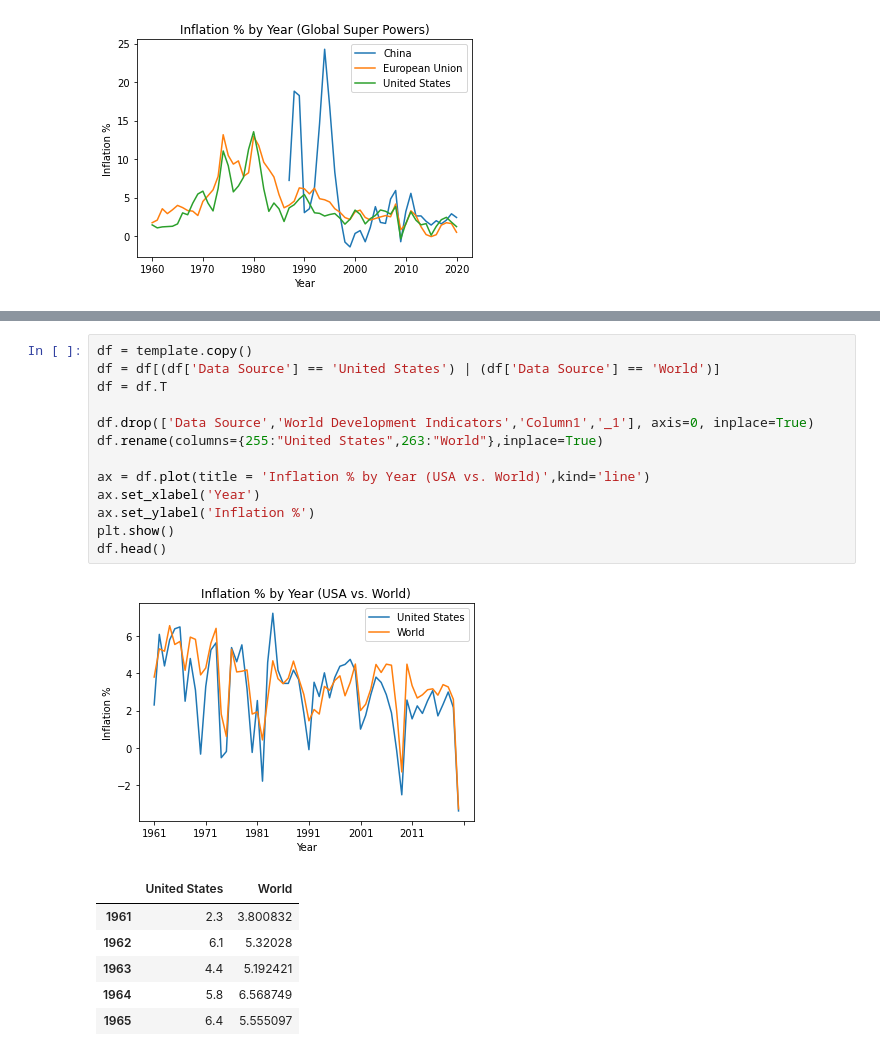
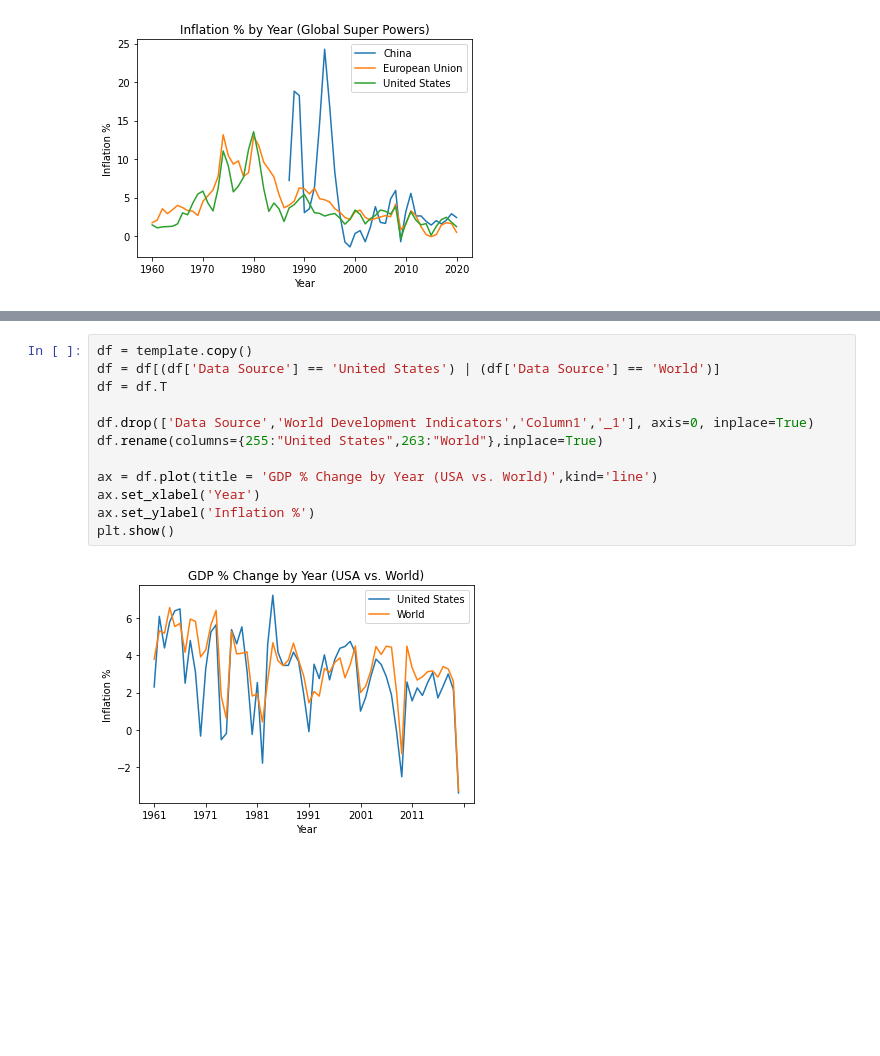
Before and after one commit to ahadh762/Pandas-Group-Exercise, a Jupyter notebook: Economy & Health.ipynb, the cells around one changed output, grey strips where cells are left out. Saved outputs shown, nothing was run; the diff lists cells and outputs as text; blank space fills up the shorter version.

```diff
--- a/Economy & Health.ipynb
+++ b/Economy & Health.ipynb
@@ -67,21 +67,14 @@ plt.show()
 # %%
 df = template.copy()
 df = df[(df['Data Source'] == 'United States') | (df['Data Source'] == 'World')]
 df = df.T
 
 df.drop(['Data Source','World Development Indicators','Column1','_1'], axis=0, inplace=True)
 df.rename(columns={255:"United States",263:"World"},inplace=True)
 
-ax = df.plot(title = 'Inflation % by Year (USA vs. World)',kind='line')
+ax = df.plot(title = 'GDP % Change by Year (USA vs. World)',kind='line')
 ax.set_xlabel('Year')
 ax.set_ylabel('Inflation %')
 plt.show()
-df.head()
 # %% [output]
-[figure, old version]
+[figure, new version]
-|  | United States | World |
-| 1961 | 2.3 | 3.800832 |
-| 1962 | 6.1 | 5.32028 |
-| 1963 | 4.4 | 5.192421 |
-| 1964 | 5.8 | 6.568749 |
-| 1965 | 6.4 | 5.555097 |
```
Also changed, not shown: parts of 1 cell of this notebook.
